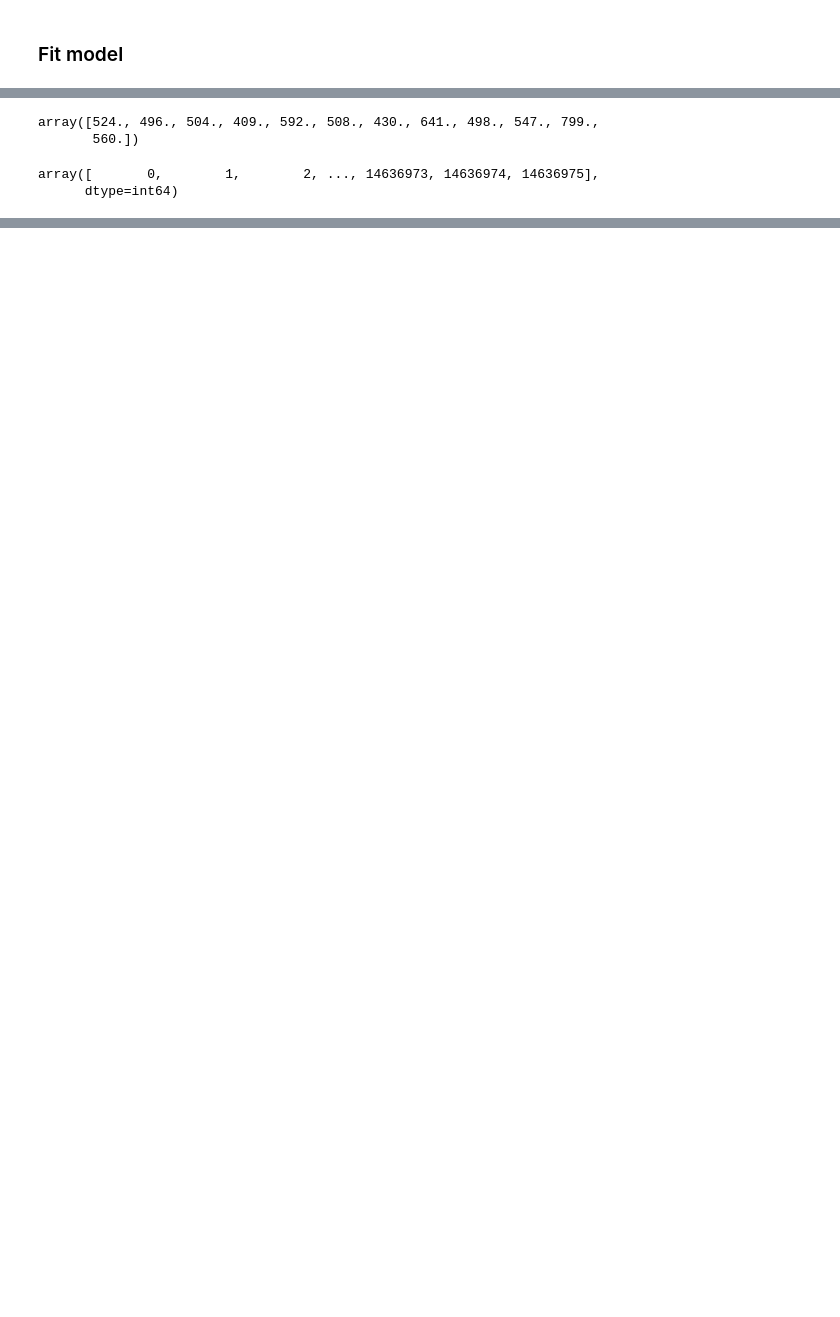
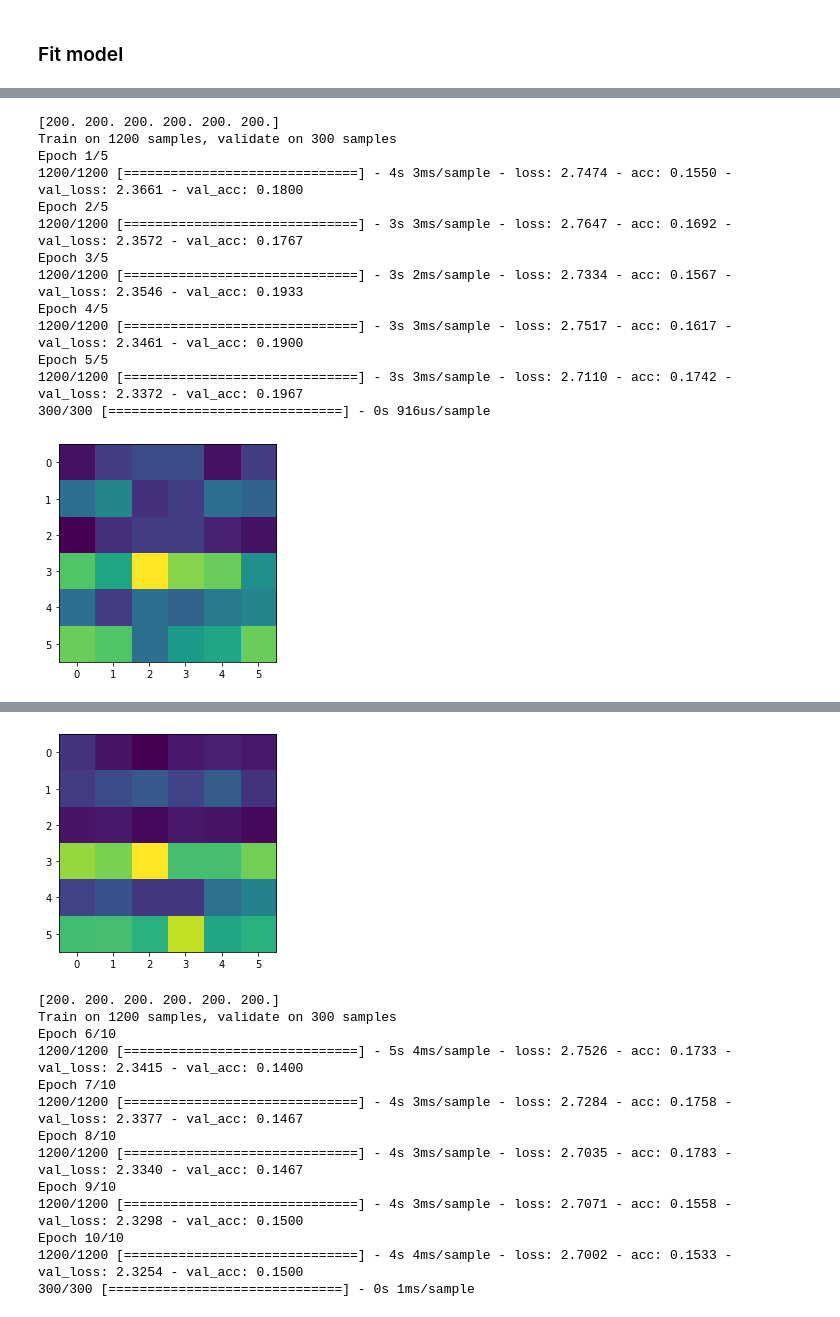
Before and after one commit to jgomezm/Music-Classification, a Jupyter notebook: Build Iteratively.ipynb, the cells around one changed output, grey strips where cells are left out. Saved outputs shown, nothing was run; the diff lists cells and outputs as text; code cells hidden in the pictures; blank space fills up the shorter version.

```diff
--- a/Build Iteratively.ipynb
+++ b/Build Iteratively.ipynb
@@ -23,10 +18,8 @@ Using TensorFlow backend.
 # %%
-countriesOfInterest = ["HK", "JP", 'ZA', 'TN', 'TR', 'GB', 'MX', 'US', 'CO', 'EC', 'AU', 'NZ']
+countriesOfInterest = {"HK", "JP", 'ZA', 'TN', 'TR', 'GB', 'MX', 'US', 'CO', 'EC', 'AU', 'NZ'}
 countriesOfInterest = ["ZA", "EG", "TW", "JP", "DK", "FI", "US", "CA", "AU", "NZ", "BR", "CO"]
-train_n = 500
-val_n = 20
-Category = "Country"
-w_length = 1000
+#countriesOfInterest = list(countriesOfInterest & {"ZA", "EG", "TW", "JP", "DK", "FI", "US", "CA", "AU", "NZ", "BR", "CO"})
+
 enc = OneHotEncoder()
 enc.fit(np.array(countriesOfInterest).reshape(-1, 1))
 # %% [output]
@@ -110,2 +28,5 @@ def getSamples(train_n, val_n, seconds, samplerate):
 # %%
-train_x, train_labels, val_x, val_labels, class_weights = getSamples(1, 1, 10, 100)
+seconds = 10
+samplerate = 100
+train_x, train_labels, val_x, val_labels, class_weights = module.getSamples(1, 1, seconds, samplerate, countriesOfInterest,
+               enc, verbose = 0)
@@ -243,5 +66,0 @@ KeyboardInterrupt:
-# %%
-sum(train_labels)
-# %% [output]
-array([524., 496., 504., 409., 592., 508., 430., 641., 498., 547., 799.,
-       560.])
@@ -275,5 +67,37 @@ samples = np.stack(samples)
-# %%
-indices
-# %% [output]
-array([       0,        1,        2, ..., 14636973, 14636974, 14636975],
-      dtype=int64)
+# %%
+#add recurrent dropout to add noise to duration
+desc = "trial"
+log_dir = os.path.join(
+    "logs",
+    "betterSampling",
+    desc
+)
+model_dir = os.path.join(
+    "pickle",
+    "save"
+)
+
+train_n = 200
+val_n  = 50
+tensorboard_callback = tf.keras.callbacks.TensorBoard(log_dir=log_dir, histogram_freq=1)
+epochs = 5
+iterations = 10
+learn_rate = 0.001
+module.train(iterations, learn_rate, train_n, val_n, seconds, samplerate,
+                countriesOfInterest, enc, epochs, tensorboard_callback, model_dir,
+                model)
+# %% [output]
+[200. 200. 200. 200. 200. 200.]
+Train on 1200 samples, validate on 300 samples
+Epoch 1/5
+1200/1200 [==============================] - 4s 3ms/sample - loss: 2.7474 - acc: 0.1550 - val_loss: 2.3661 - val_acc: 0.1800
+Epoch 2/5
+1200/1200 [==============================] - 3s 3ms/sample - loss: 2.7647 - acc: 0.1692 - val_loss: 2.3572 - val_acc: 0.1767
+Epoch 3/5
+1200/1200 [==============================] - 3s 2ms/sample - loss: 2.7334 - acc: 0.1567 - val_loss: 2.3546 - val_acc: 0.1933
+Epoch 4/5
+1200/1200 [==============================] - 3s 3ms/sample - loss: 2.7517 - acc: 0.1617 - val_loss: 2.3461 - val_acc: 0.1900
+Epoch 5/5
+1200/1200 [==============================] - 3s 3ms/sample - loss: 2.7110 - acc: 0.1742 - val_loss: 2.3372 - val_acc: 0.1967
+300/300 [==============================] - 0s 916us/sample
+[figure, added]
@@ -279,0 +105,14 @@ array([       0,        1,        2, ..., 14636973, 14636974, 14636975],
+[figure, added]
+[200. 200. 200. 200. 200. 200.]
+Train on 1200 samples, validate on 300 samples
+Epoch 6/10
+1200/1200 [==============================] - 5s 4ms/sample - loss: 2.7526 - acc: 0.1733 - val_loss: 2.3415 - val_acc: 0.1400
+Epoch 7/10
+1200/1200 [==============================] - 4s 3ms/sample - loss: 2.7284 - acc: 0.1758 - val_loss: 2.3377 - val_acc: 0.1467
+Epoch 8/10
+1200/1200 [==============================] - 4s 3ms/sample - loss: 2.7035 - acc: 0.1783 - val_loss: 2.3340 - val_acc: 0.1467
+Epoch 9/10
+1200/1200 [==============================] - 4s 3ms/sample - loss: 2.7071 - acc: 0.1558 - val_loss: 2.3298 - val_acc: 0.1500
+Epoch 10/10
+1200/1200 [==============================] - 4s 4ms/sample - loss: 2.7002 - acc: 0.1533 - val_loss: 2.3254 - val_acc: 0.1500
+300/300 [==============================] - 0s 1ms/sample
```
Also changed, not shown: parts of 12 cells of this notebook, 13 other files.
